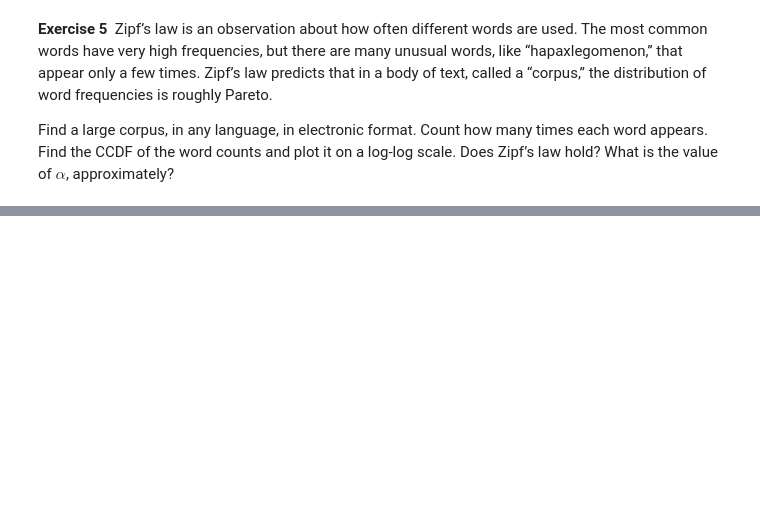
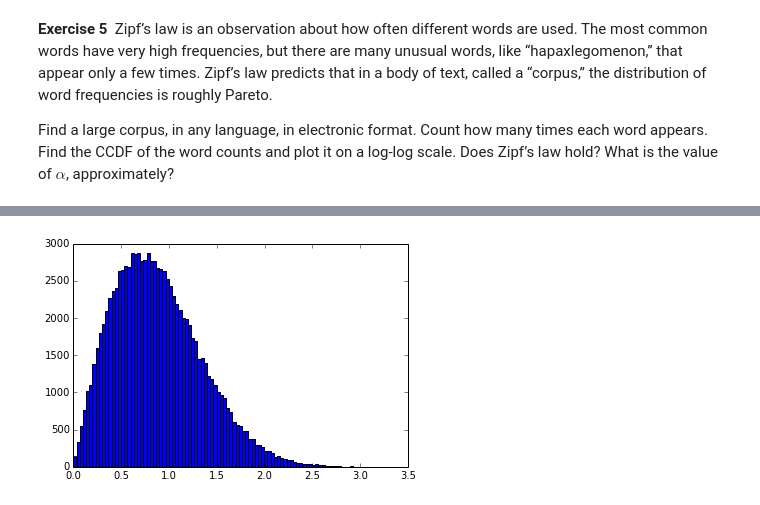
Before and after one commit to 8bit-pixies/Data-Science, a Jupyter notebook: Think-Stats/4 Continuous Distributions.ipynb, the cells around one changed output, grey strips where cells are left out. Drawn from its saved outputs; the diff is of its cells as text; code cells hidden in the pictures; blank space fills up the shorter version.

```diff
--- a/Think-Stats/4 Continuous Distributions.ipynb
+++ b/Think-Stats/4 Continuous Distributions.ipynb
@@ -273,0 +279,9 @@ log-log scale. Does Zipf’s law hold? What is the value of \\(\alpha\\), approx
+# %%
+shape = 2
+scale = 1 # scale doesn't matter for the transformation
+
+t = [random.weibullvariate(scale, shape) for x in range(100000)]
+plt.hist(t, bins=100)
+plt.show()
+# %% [output]
+[figure, added]
```
Also changed, not shown: parts of 26 cells of this notebook, 3 other files.
